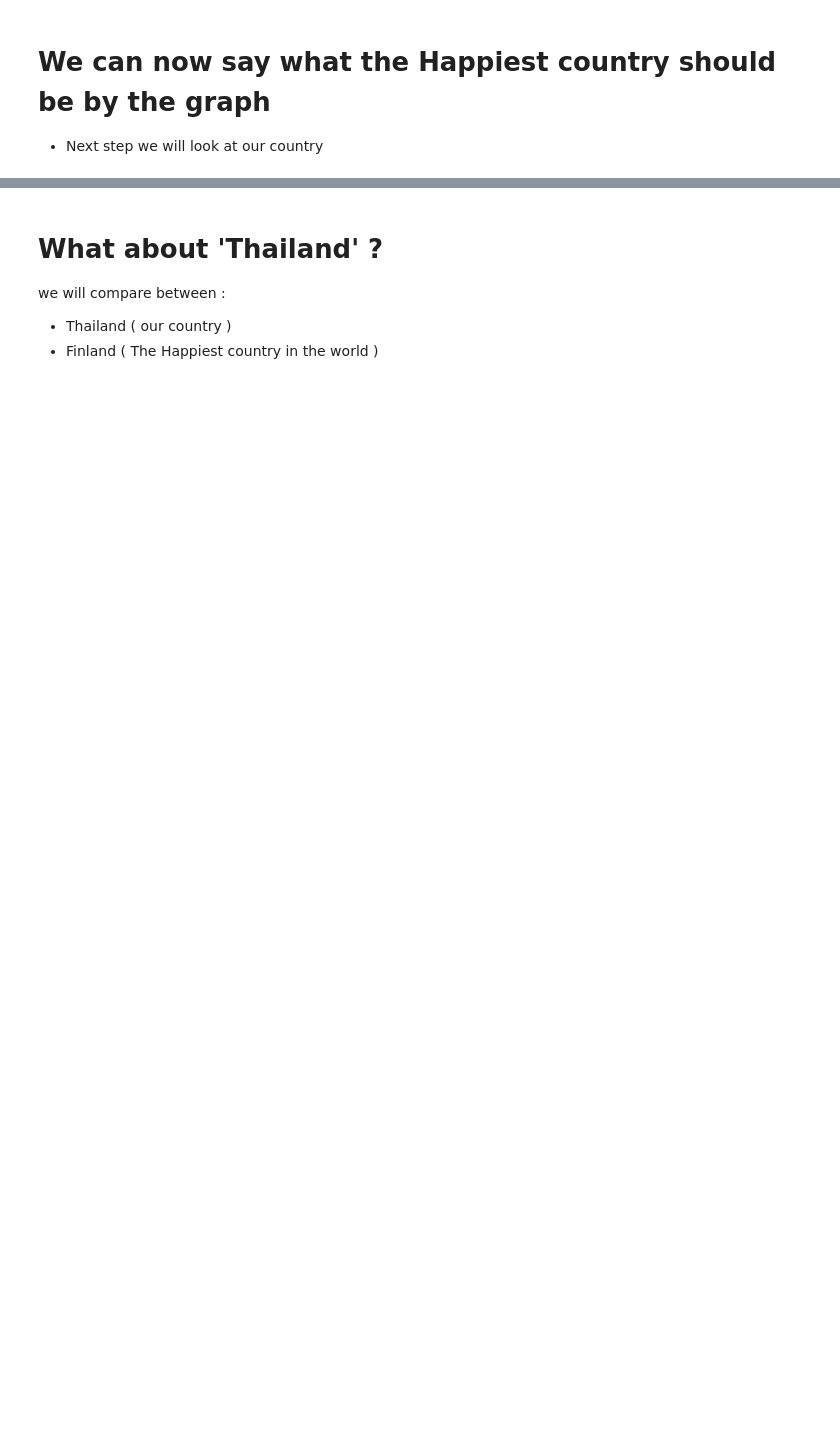
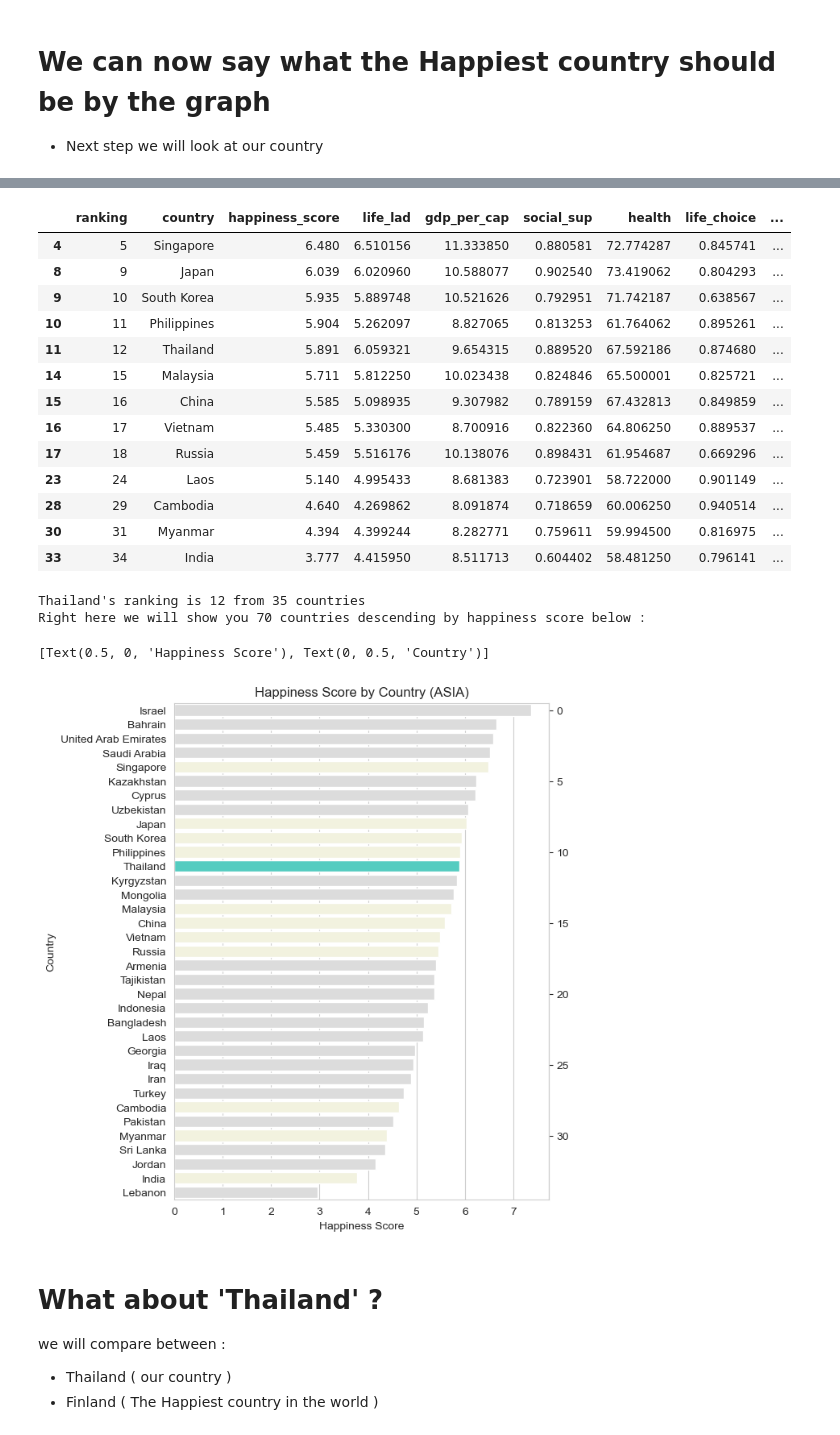
Before and after one commit to HikariJadeEmpire/TH_WLRD_Happiness_Project, a Jupyter notebook: WH_CodeSpace.ipynb, the cells around one changed output, grey strips where cells are left out. Saved outputs shown, nothing was run; the diff lists cells and outputs as text; code cells hidden in the pictures; blank space fills up the shorter version.

```diff
--- a/WH_CodeSpace.ipynb
+++ b/WH_CodeSpace.ipynb
@@ -356,3 +370,67 @@ Right here we will show you 70 countries descending by happiness score below :
+# %%
+asia = [ 'Afganistan','Armenia','Azerbaijan','Bahrain','Bangladesh','Bhutan','Brunei','Cambodia','China',
+'Cyprus','East Timor','Georgia','India','Indonesia','Iran','Iraq','Israel','Japan','Jordan','Kazakhstan',
+'Kuwait','Kyrgyzstan','Laos','Lebanon','Malaysia','Maldives','Mongolia','Myanmar','Nepal','North Korea',
+'Oman','Pakistan','Philippines','Qatar','Russia','Saudi Arabia','Singapore','South Korea','Sri Lanka','Syria',
+'Tajikistan','Thailand','Turkey','Turkmenistan','United Arab Emirates','Uzbekistan','Vietnam','Yemen' ]
+
+# Prepare Asia DATA
+
+asia_wh = wh.loc[wh['country'].isin(asia),:].reset_index(drop=True)
+
+asia_wh = asia_wh.reset_index(drop=False).rename(columns={'index':'ranking'})
+asia_wh['ranking'] = asia_wh['ranking'].apply( lambda x : x+1 )
+
+# scope interests
+
+scp_asia = [ 'Thailand','Singapore','Vietnam','Laos','Russia','Philippines','Myanmar','Japan','Cambodia','China','South Korea' ,'Malaysia','India' ]
+
+display(asia_wh.loc[asia_wh['country'].isin(scp_asia),:])
+print(f"\n\nThailand's ranking is {asia_wh.iloc[:12,:]['country'].count()} from {asia_wh['country'].count()} countries\n\
+Right here we will show you 70 countries descending by happiness score below : \n\n")
+
+# Plot
+
+def set_custom_palette2(series, max_color = 'turquoise' , sc_color = 'beige', other_color = 'gainsboro'):
+    max_val = 5.891
+    scope = [ 5.459,6.480,6.039,5.935,5.904,5.711,5.585,5.485,5.459,5.104,4.640,4.394,3.777 ]
+    pal = []
+
+    for item in series:
+        if item == max_val:
+            pal.append(max_color)
+        elif item in scope:
+            pal.append(sc_color)
+        else:
+            pal.append(other_color)
+    return pal
+
+sns.set_style("whitegrid")
+
+plt.figure(figsize=(6,8))
+ax = sns.barplot(x = 'happiness_score', y = 'country', data=asia_wh, palette=set_custom_palette2(asia_wh['happiness_score']))
+ax.set_title('Happiness Score by Country (ASIA)')
+ax.secondary_yaxis("right" )
+ax.set(xlabel='Happiness Score', ylabel= 'Country')
+# %% [output]
+|  | ranking | country | happiness_score | life_lad | gdp_per_cap | social_sup | health | life_choice | ... |
+| 4 | 5 | Singapore | 6.480 | 6.510156 | 11.333850 | 0.880581 | 72.774287 | 0.845741 | ... |
+| 8 | 9 | Japan | 6.039 | 6.020960 | 10.588077 | 0.902540 | 73.419062 | 0.804293 | ... |
+| 9 | 10 | South Korea | 5.935 | 5.889748 | 10.521626 | 0.792951 | 71.742187 | 0.638567 | ... |
+| 10 | 11 | Philippines | 5.904 | 5.262097 | 8.827065 | 0.813253 | 61.764062 | 0.895261 | ... |
+| 11 | 12 | Thailand | 5.891 | 6.059321 | 9.654315 | 0.889520 | 67.592186 | 0.874680 | ... |
+| 14 | 15 | Malaysia | 5.711 | 5.812250 | 10.023438 | 0.824846 | 65.500001 | 0.825721 | ... |
+| 15 | 16 | China | 5.585 | 5.098935 | 9.307982 | 0.789159 | 67.432813 | 0.849859 | ... |
+| 16 | 17 | Vietnam | 5.485 | 5.330300 | 8.700916 | 0.822360 | 64.806250 | 0.889537 | ... |
+| 17 | 18 | Russia | 5.459 | 5.516176 | 10.138076 | 0.898431 | 61.954687 | 0.669296 | ... |
+| 23 | 24 | Laos | 5.140 | 4.995433 | 8.681383 | 0.723901 | 58.722000 | 0.901149 | ... |
+| 28 | 29 | Cambodia | 4.640 | 4.269862 | 8.091874 | 0.718659 | 60.006250 | 0.940514 | ... |
+| 30 | 31 | Myanmar | 4.394 | 4.399244 | 8.282771 | 0.759611 | 59.994500 | 0.816975 | ... |
+| 33 | 34 | India | 3.777 | 4.415950 | 8.511713 | 0.604402 | 58.481250 | 0.796141 | ... |
+Thailand's ranking is 12 from 35 countries
+Right here we will show you 70 countries descending by happiness score below :
+[Text(0.5, 0, 'Happiness Score'), Text(0, 0.5, 'Country')]
+[figure, added]
 # %% [markdown]
 # What about 'Thailand' ?
 we will compare between :
```
Also changed, not shown: parts of 7 cells of this notebook.
